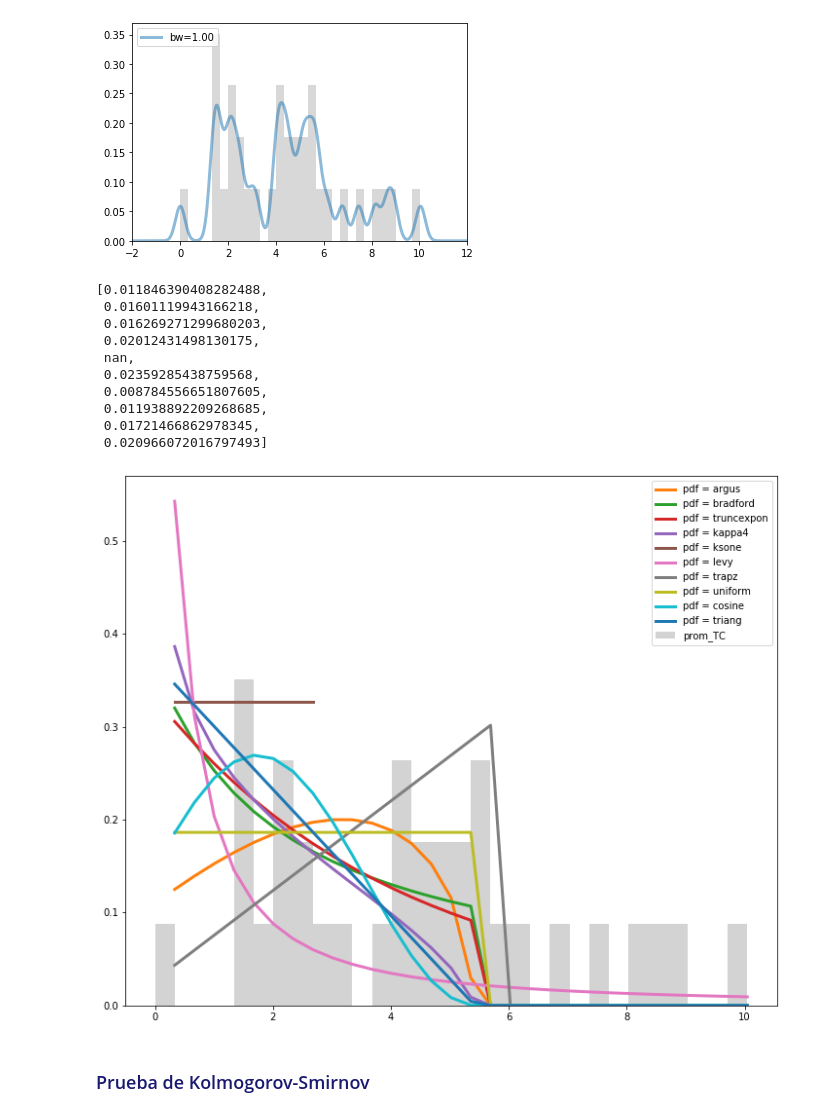
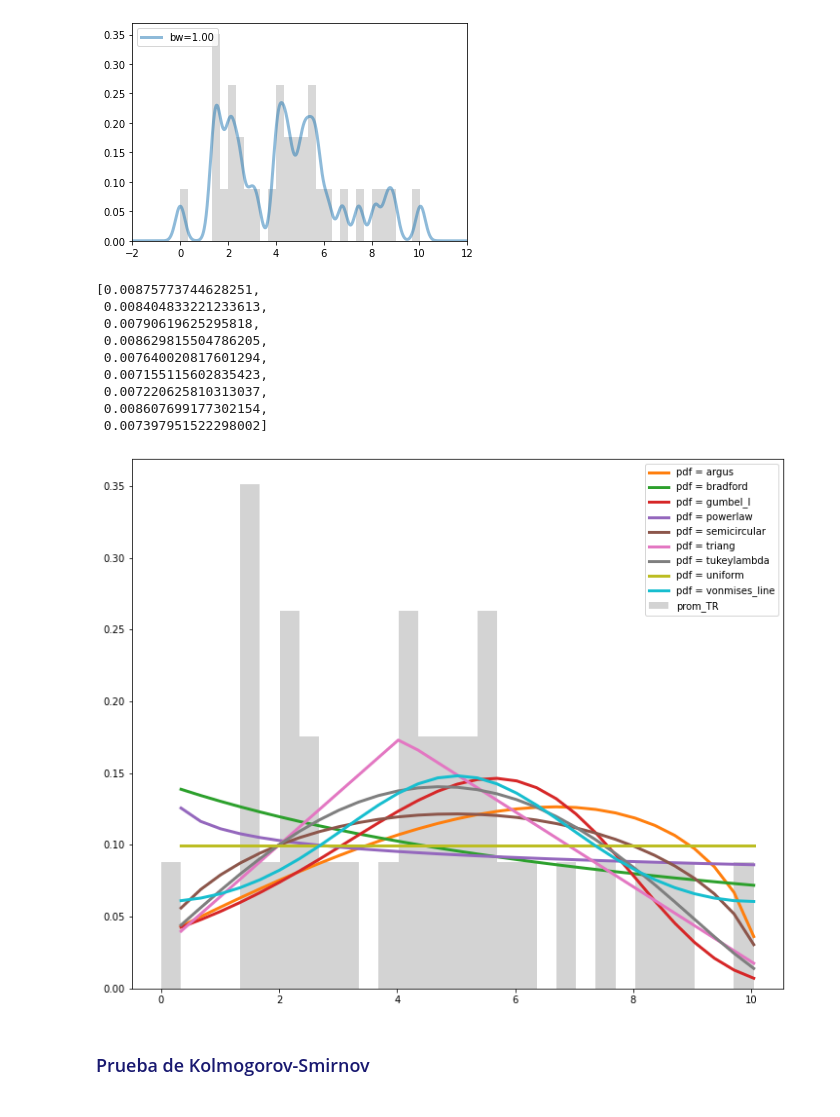
Before and after one commit to danielabenavides/proyecto_modulo1, a Jupyter notebook: ProyectoModulo1_Benavides_Rivera.ipynb, the cells around one changed output. Drawn from its saved outputs; the diff is of its cells as text; code cells hidden in the pictures.

```diff
--- a/ProyectoModulo1_Benavides_Rivera.ipynb
+++ b/ProyectoModulo1_Benavides_Rivera.ipynb
@@ -616,7 +612,7 @@ kde = grid.best_estimator_
 pdf = np.exp(kde.score_samples(x_grid[:, None]))
 
 # The grid we'll use for plotting
-x_grid = np.linspace(-4.5, 6, 1000)
+x_grid = np.linspace(-2,6, 1000)
 
 # Draw points from a bimodal distribution in 1D
 np.random.seed(0)
@@ -633,7 +629,7 @@ for i in range(4):
     ax[i].plot(x_grid, pdf, color='blue', alpha=0.5, lw=3)
     ax[i].fill(x_grid, pdf_true, ec='gray', fc='gray', alpha=0.4)
     ax[i].set_title(kde_funcnames[i])
-    ax[i].set_xlim(-2, 5)
+    ax[i].set_xlim(-2, 6)
 
 from IPython.display import HTML
 HTML("<font color='#666666'>Gray = True underlying distribution</font><br>"
@@ -818,38 +817,37 @@ ax.set_xlim(-2,12)
 (-2, 12)
 [figure]
 # %%
-dist_to = ['argus','bradford','truncexpon','kappa4','ksone','levy','trapz','uniform','cosine','triang']
+dist_to = ['argus','bradford','gumbel_l','powerlaw','semicircular','triang','tukeylambda','uniform','vonmises_line']
 e = []
 
 plt.figure(figsize=(12,10))
 
-[y, x, _] = plt.hist(prom_TR, bins=30, density=True, label='prom_TC',fc='lightgray')
+[y, x, _] = plt.hist(prom_TR, bins=30, density=True, label='prom_TR',fc='lightgray')
 x = x[1:]
 
 for dist in dist_to:
-    param = getattr(st,dist).fit(prom_TC)
+    param = getattr(st,dist).fit(prom_TR)
 
     pdf = getattr(st, dist).pdf(x, *param)
 
     plt.plot(x,pdf,linewidth=3,label='pdf = '+ str(dist))
 
     plt.legend();
 
     e.append(((y-pdf)**2).mean())
 
 e
 # %% [output]
-[0.011846390408282488,
- 0.01601119943166218,
- 0.016269271299680203,
- 0.02012431498130175,
- nan,
- 0.02359285438759568,
- 0.008784556651807605,
- 0.011938892209268685,
- 0.01721466862978345,
- 0.020966072016797493]
+[0.00875773744628251,
+ 0.008404833221233613,
+ 0.00790619625295818,
+ 0.008629815504786205,
+ 0.007640020817601294,
+ 0.007155115602835423,
+ 0.007220625810313037,
+ 0.008607699177302154,
+ 0.007397951522298002]
-[figure, old version]
+[figure, new version]
 # %% [markdown]
 ### <font color='midnightblue'> Prueba de Kolmogorov-Smirnov
 # %%
```
Also changed, not shown: parts of 13 cells of this notebook.
